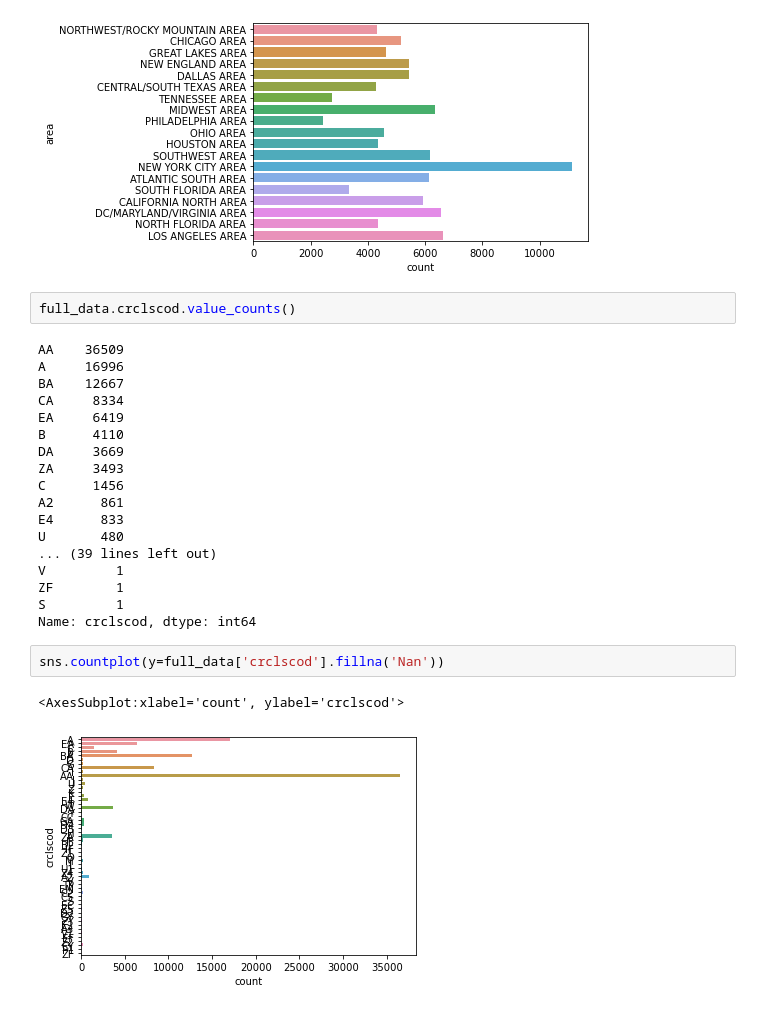
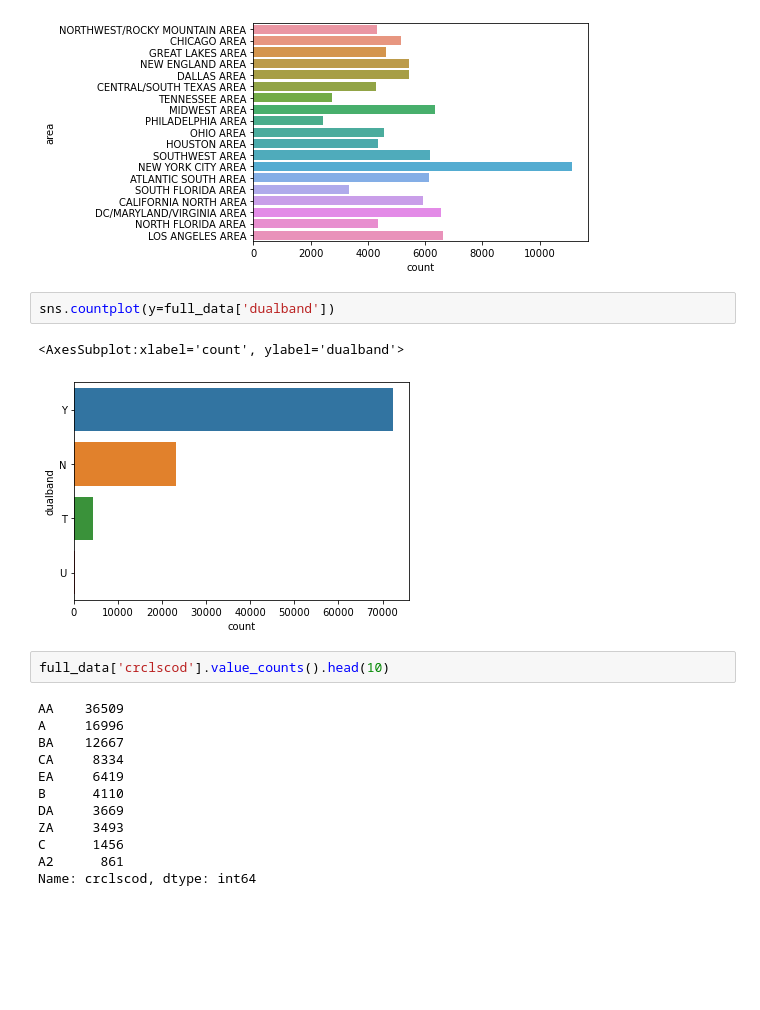
Before and after one commit to Jeff-ChenFan-Wang/TelecomChurnAnalysis, a Jupyter notebook: EDA.ipynb, the cells around one changed output. Saved outputs shown, nothing was run; the diff lists cells and outputs as text; blank space fills up the shorter version.

```diff
--- a/EDA.ipynb
+++ b/EDA.ipynb
@@ -88,8 +97,13 @@ sns.countplot(y=full_data['area'])
 # %% [output]
 <AxesSubplot:xlabel='count', ylabel='area'>
 [figure]
+# %%
+sns.countplot(y=full_data['dualband'])
+# %% [output]
+<AxesSubplot:xlabel='count', ylabel='dualband'>
+[figure, added]
 # %%
-full_data.crclscod.value_counts()
+full_data['crclscod'].value_counts().head(10)
 # %% [output]
 AA    36509
 A     16996
@@ -101,15 +115,4 @@ DA     3669
 ZA     3493
 C      1456
 A2      861
-E4      833
-U       480
-... (39 lines left out)
-V         1
-ZF        1
-S         1
 Name: crclscod, dtype: int64
-# %%
-sns.countplot(y=full_data['crclscod'].fillna('Nan'))
-# %% [output]
-<AxesSubplot:xlabel='count', ylabel='crclscod'>
-[figure, removed]
```
Also changed, not shown: parts of 4 cells of this notebook.
